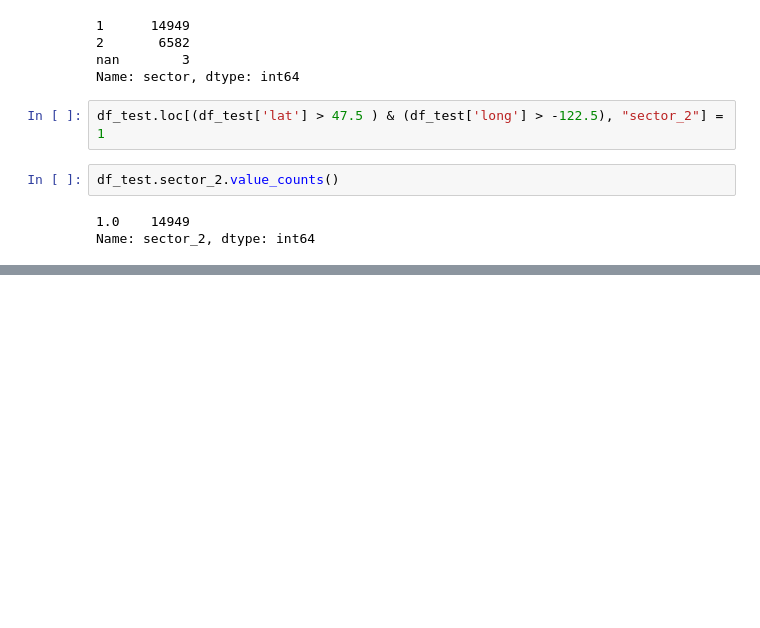
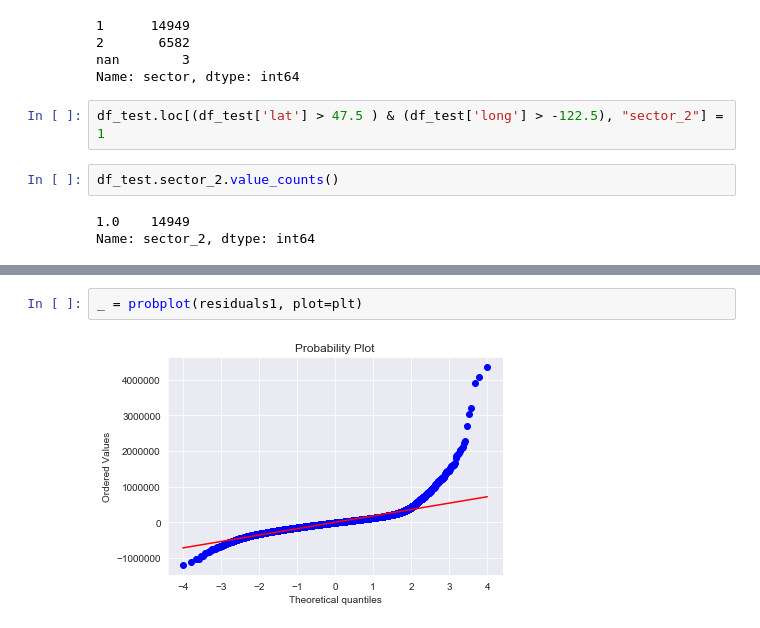
Before and after one commit to dodgy719/dsc-mod-2-project-v2-1-onl01-dtsc-ft-052620, a Jupyter notebook: transformations.ipynb, the cells around one changed output, grey strips where cells are left out. Drawn from its saved outputs; the diff is of its cells as text; blank space fills up the shorter version.

```diff
--- a/transformations.ipynb
+++ b/transformations.ipynb
@@ -543,0 +565,4 @@ Name: sector_2, dtype: int64
+# %%
+_ = probplot(residuals1, plot=plt)
+# %% [output]
+[figure, added]
```
Also changed, not shown: parts of 18 cells of this notebook, 1 other file.
